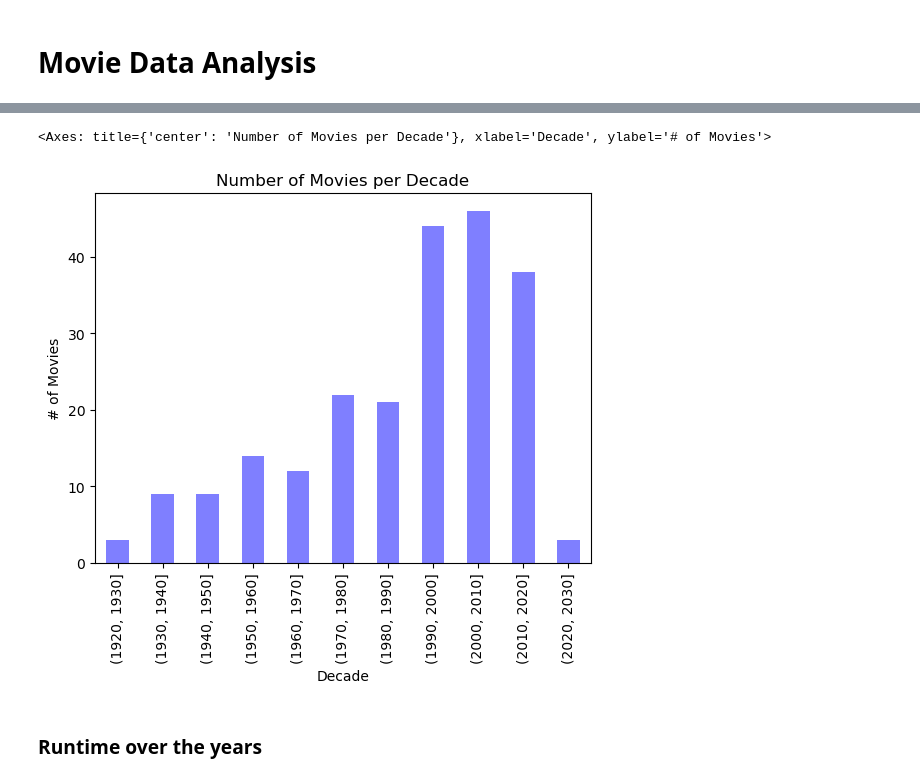
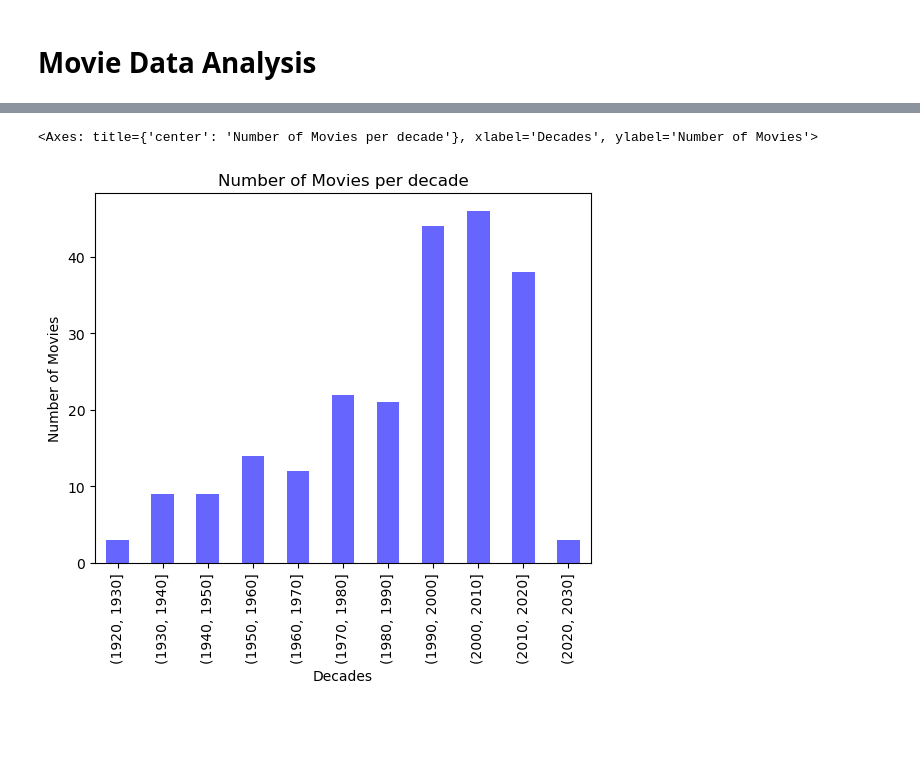
Before and after one commit to Mitajoshi/BC-Project-1, a Jupyter notebook: movie_analysis.ipynb, the cells around one changed output, grey strips where cells are left out. Saved outputs shown, nothing was run; the diff lists cells and outputs as text; code cells hidden in the pictures; blank space fills up the shorter version.

```diff
--- a/movie_analysis.ipynb
+++ b/movie_analysis.ipynb
@@ -271,5 +338,5 @@ movie_list=movie_list[~no_budget]
 # %%
-# View if a movie had 0 budget or not (true/false)
-no_revenue = movie_list["revenue"]==0
-# Drop all movies that do not have budget information (0)
-movie_list=movie_list[~no_revenue]
+# View if a movie had 0 revenue or not (true/false)
+no_revenue_1 = movie_list["revenue"]==0
+# null_imdb_id = movie_list.loc[movie_list]
+no_revenue_1
@@ -296,4 +355,0 @@ movie_list.sample(5)
-# %%
-# Add new columns to store omdb data into current dataframe
-movie_list[["imdb_rating", "imdb_votes"]] = ""
-movie_list.sample(5)
@@ -355,0 +356,4 @@ test_response
+# %%
+# Removing rows with zero revenue movies
+movie_list=movie_list[~no_revenue_1]
+movie_list
@@ -406,10 +428,14 @@ Name: count, dtype: int64
 # %%
-# Define bins
-bins = [1920, 1930, 1940, 1950, 1960, 1970, 1980, 1990, 2000, 2010, 2020, 2030]
+# Runtime over the years
+
+# data = movie_list['Year']
+# df = movie_list.DataFrame(data)
+
+# Define custom bin edges
+bin_edges = [1920, 1930, 1940, 1950, 1960, 1970, 1980, 1990, 2000, 2010, 2020, 2030]
 
 # Cut the data into custom intervals
-movie_list["decade"] = pd.cut(movie_list["Year"], bins=bins)
-
-movie_list.sample(5)
+movie_list['Decades'] = pd.cut(movie_list['Year'], bins=bin_edges)
+movie_list
 # %% [output]
 |  | Title | Year | id | imdb_id | genres | runtime | budget | revenue | production_countries | ... |
@@ -421,15 +454,11 @@ movie_list.sample(5)
 # %%
-# Create a bar chart based on the data
-
-# x_axis = np.arange(movie_list["decade"].unique)
-y_axis = movie_list.groupby("decade").count()["Title"]
-y_axis.plot(kind="bar", color="blue", alpha=.5, title="Number of Movies per Decade", xlabel="Decade",
-            ylabel="# of Movies")
-# plt.plot(movie_list["decade"], movie_list["runtime"], kind="bar", color="red")
+# Create a bar chart based upon the above data
+# x_axis = np.arange(movie_list['Decades'])
+y_axis=movie_list.groupby('Decades').count()['Title']
+y_axis.plot(kind='bar', alpha=0.6, color='blue', title="Number of Movies per decade", xlabel="Decades", ylabel="Number of Movies")
+# plt.plot(movie_list['Decades'], movie_list['runtime'], kind='bar', color='blue')
 # plt.show()
 # %% [output]
-<Axes: title={'center': 'Number of Movies per Decade'}, xlabel='Decade', ylabel='# of Movies'>
+<Axes: title={'center': 'Number of Movies per decade'}, xlabel='Decades', ylabel='Number of Movies'>
-[figure, old version]
+[figure, new version]
-# %% [markdown]
-### Runtime over the years
 # %%
```
Also changed, not shown: parts of 34 cells of this notebook.
